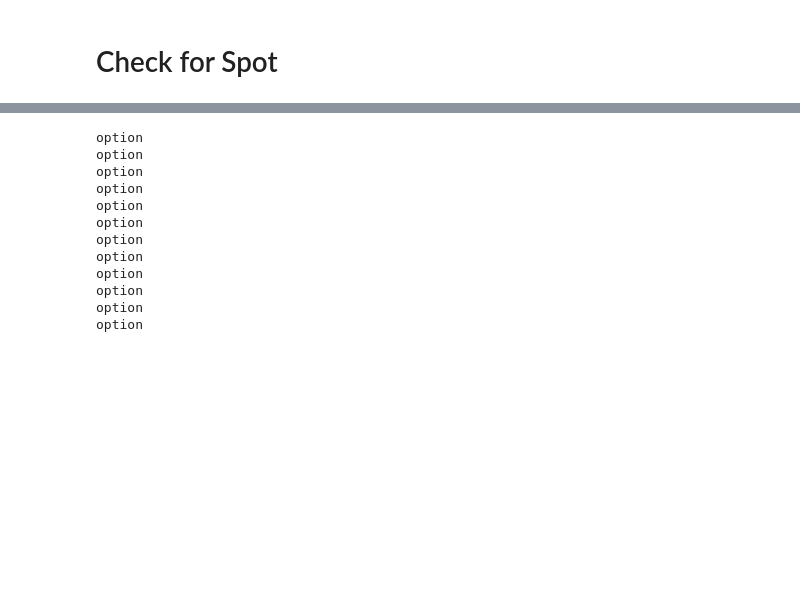
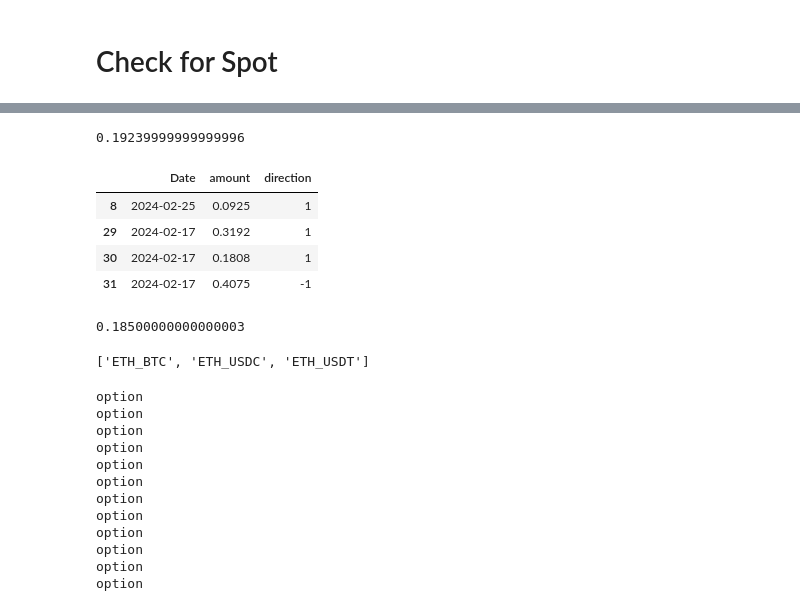
Before and after one commit to kmavyrle/QuantMasterFund, a Jupyter notebook: Crypto/Volatility/ShortVolatility/short_volatility_research.ipynb, the cells around one changed output, grey strips where cells are left out. Drawn from its saved outputs; the diff is of its cells as text; code cells hidden in the pictures; blank space fills up the shorter version.

```diff
--- a/Crypto/Volatility/ShortVolatility/short_volatility_research.ipynb
+++ b/Crypto/Volatility/ShortVolatility/short_volatility_research.ipynb
@@ -253,3 +272,25 @@ Authentication success
+# %%
+-0.4+.3192+.1807+.0925
+# %% [output]
+0.19239999999999996
+# %%
+usdc = ws.get_trade_log('ETH',start_dt,end_dt)
+# %%
+usdc[usdc['instrument_name']=='ETH_USDC'][['Date','amount','direction']]
+# %% [output]
+|  | Date | amount | direction |
+| 8 | 2024-02-25 | 0.0925 | 1 |
+| 29 | 2024-02-17 | 0.3192 | 1 |
+| 30 | 2024-02-17 | 0.1808 | 1 |
+| 31 | 2024-02-17 | 0.4075 | -1 |
+# %%
+-.4075+.0925+0.3192+.1808
+# %% [output]
+0.18500000000000003
+# %%
+ws.available_instruments(currency = 'ETH',kind = 'spot')
+# %% [output]
+['ETH_BTC', 'ETH_USDC', 'ETH_USDT']
 # %%
 for i in positions:
     print(i['kind'])
```
Also changed, not shown: parts of 15 cells of this notebook, 13 other files.
